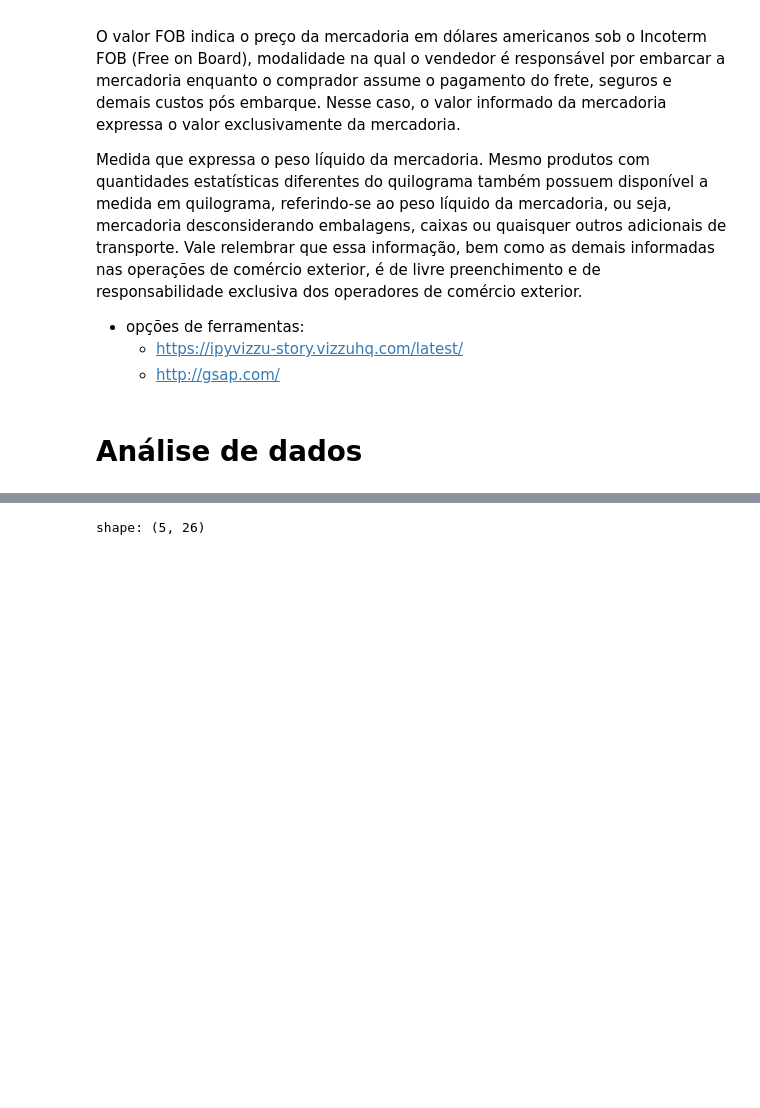
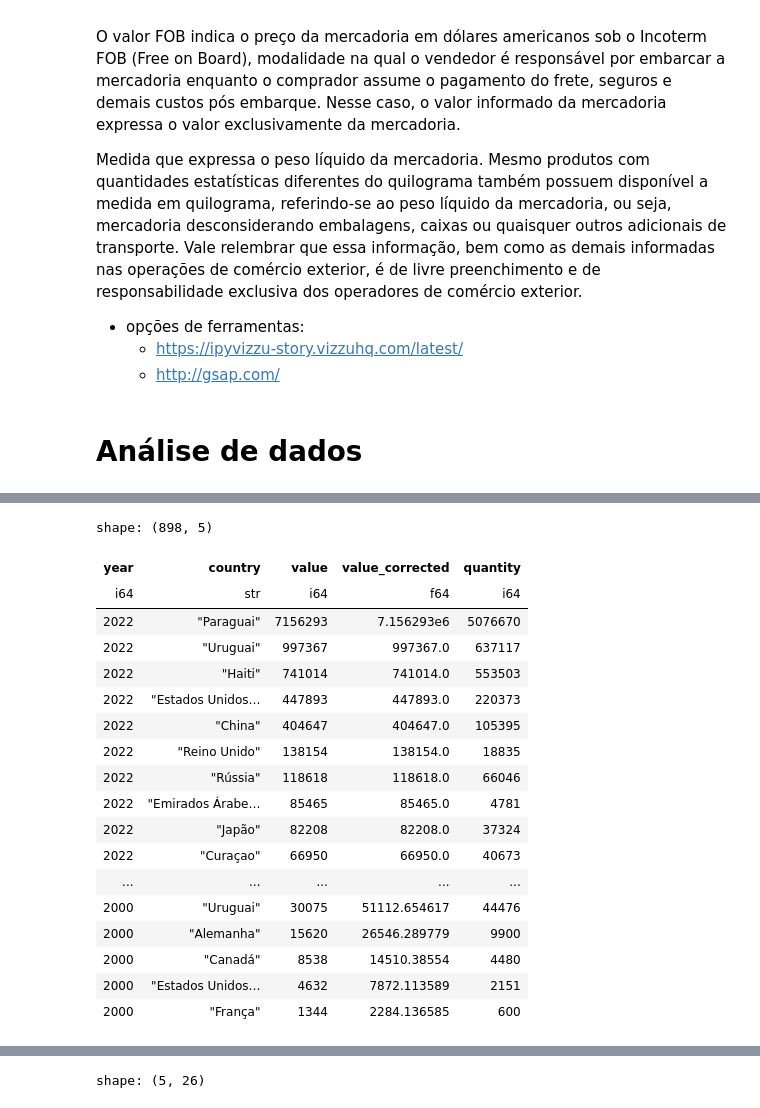
Before and after one commit to carlosvneves/fiap_techchallenge01, a Jupyter notebook: tech_challenge_fase01/wineData/src/wineDataAnalysis-polars.ipynb, the cells around one changed output, grey strips where cells are left out. Drawn from its saved outputs; the diff is of its cells as text; code cells hidden in the pictures; blank space fills up the shorter version.

```diff
--- a/tech_challenge_fase01/wineData/src/wineDataAnalysis-polars.ipynb
+++ b/tech_challenge_fase01/wineData/src/wineDataAnalysis-polars.ipynb
@@ -89,9 +91,16 @@ from itables import show
 #     | ~cs.ends_with("_0") & cs.starts_with("2")
 # )
 # carrega dados extraídos do sistema do MDIC na forma de
-exp_vinho = (pl.read_csv("../data/EXP_VINHO_2000_2022_20231118_anual.csv", separator=";")
-            .rename({"Ano":"year", "Países":"country", "Valor FOB (US$)":"value", "Quilograma Líquido":"quantity"})
-            ).drop(["Código CUCI Item", "Descrição CUCI Item"])
+exp_vinho = (
+    pl.read_csv("../data/EXP_VINHO_2000_2022_20231118_anual.csv", separator=";").rename(
+        {
+            "Ano": "year",
+            "Países": "country",
+            "Valor FOB (US$)": "value",
+            "Quilograma Líquido": "quantity",
+        }
+    )
+).drop(["Código CUCI Item", "Descrição CUCI Item"])
 
 
 # carrega os dados com as colunas necessárias para posterior plotagem dos dados em mapa
@@ -104,6 +113,6 @@ geo_info = (
 )
 
 # carrega os nomes dos países em inglês e em português para os países
-countries_names = pl.read_csv("../data/countries_names.csv",truncate_ragged_lines=True)
+countries_names = pl.read_csv("../data/countries_names.csv", truncate_ragged_lines=True)
 
-#exp_vinho = pl.DataFrame.join(pl.from_dataframe(geo_info), exp_vinho, on="country")
+# exp_vinho = pl.DataFrame.join(pl.from_dataframe(geo_info), exp_vinho, on="country")
@@ -119,0 +124,9 @@ shape: (5, 4)
+# %%
+cpi_us = pl.read_csv(
+    "../data/cpi_brazil_us/cpi_series.csv",
+    separator=";",
+    dtypes={"year": pl.Int64, "cpi": pl.Float64},
+)
+
+px.line(cpi_us, x="year", y="cpi")
+# cpi_us
@@ -119,0 +158,31 @@ shape: (5, 4)
+# %%
+exp_vinho_corrected = exp_vinho.join(cpi_us, on="year").sort("year")
+(
+    exp_vinho_corrected.insert_at_idx(
+        3,
+        pl.Series(
+            "value_corrected",
+            exp_vinho_corrected["value"] * exp_vinho_corrected["infl_year"],
+        ),
+    )
+).drop(["cpi", "infl_year"])
+# %% [output]
+shape: (898, 5)
+| year | country | value | value_corrected | quantity |
+| i64 | str | i64 | f64 | i64 |
+| 2022 | "Paraguai" | 7156293 | 7.156293e6 | 5076670 |
+| 2022 | "Uruguai" | 997367 | 997367.0 | 637117 |
+| 2022 | "Haiti" | 741014 | 741014.0 | 553503 |
+| 2022 | "Estados Unidos… | 447893 | 447893.0 | 220373 |
+| 2022 | "China" | 404647 | 404647.0 | 105395 |
+| 2022 | "Reino Unido" | 138154 | 138154.0 | 18835 |
+| 2022 | "Rússia" | 118618 | 118618.0 | 66046 |
+| 2022 | "Emirados Árabe… | 85465 | 85465.0 | 4781 |
+| 2022 | "Japão" | 82208 | 82208.0 | 37324 |
+| 2022 | "Curaçao" | 66950 | 66950.0 | 40673 |
+| ... | ... | ... | ... | ... |
+| 2000 | "Uruguai" | 30075 | 51112.654617 | 44476 |
+| 2000 | "Alemanha" | 15620 | 26546.289779 | 9900 |
+| 2000 | "Canadá" | 8538 | 14510.38554 | 4480 |
+| 2000 | "Estados Unidos… | 4632 | 7872.113589 | 2151 |
+| 2000 | "França" | 1344 | 2284.136585 | 600 |
```
Also changed, not shown: parts of 13 cells of this notebook, 6 other files.
